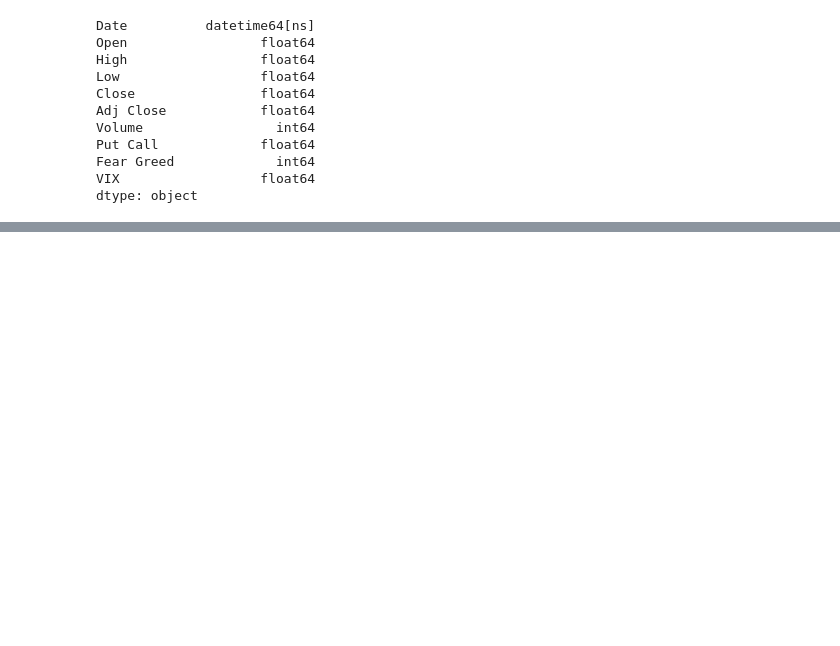
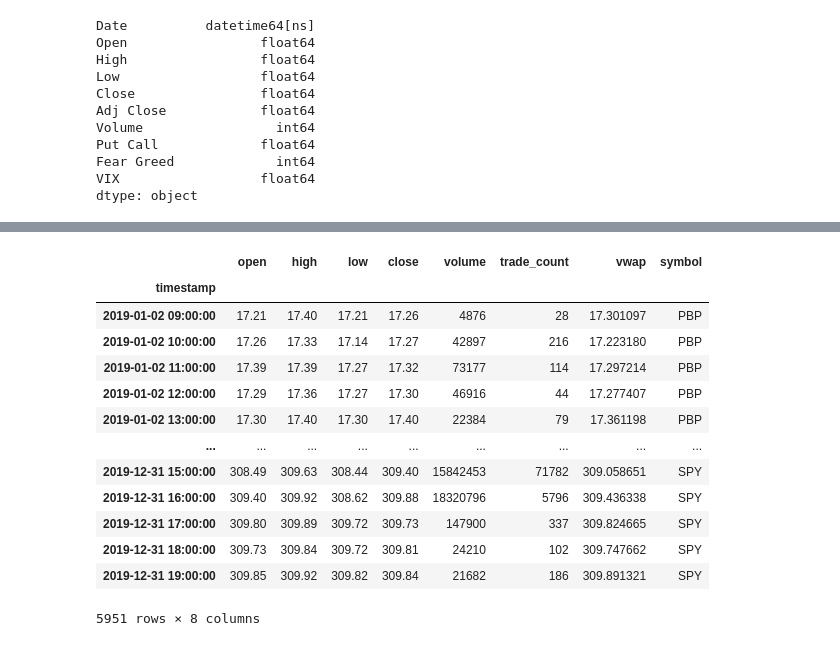
Before and after one commit to alexanu/Python_Trading_Snippets, a Jupyter notebook: Ideas_visual.ipynb, the cells around one changed output, grey strips where cells are left out. Cells and saved outputs as stored; diff of their text form; code cells hidden in the pictures; blank space fills up the shorter version.

```diff
--- a/Ideas_visual.ipynb
+++ b/Ideas_visual.ipynb
@@ -56,0 +179,17 @@ fig.add_trace(go.Scatter(x=small_data['Date'], y= small_data['Fear Greed']), sec
+# %%
+raw_bars.loc['2019']
+# %% [output]
+|  | open | high | low | close | volume | trade_count | vwap | symbol |
+| timestamp |  |  |  |  |  |  |  |  |
+| 2019-01-02 09:00:00 | 17.21 | 17.40 | 17.21 | 17.26 | 4876 | 28 | 17.301097 | PBP |
+| 2019-01-02 10:00:00 | 17.26 | 17.33 | 17.14 | 17.27 | 42897 | 216 | 17.223180 | PBP |
+| 2019-01-02 11:00:00 | 17.39 | 17.39 | 17.27 | 17.32 | 73177 | 114 | 17.297214 | PBP |
+| 2019-01-02 12:00:00 | 17.29 | 17.36 | 17.27 | 17.30 | 46916 | 44 | 17.277407 | PBP |
+| 2019-01-02 13:00:00 | 17.30 | 17.40 | 17.30 | 17.40 | 22384 | 79 | 17.361198 | PBP |
+| ... | ... | ... | ... | ... | ... | ... | ... | ... |
+| 2019-12-31 15:00:00 | 308.49 | 309.63 | 308.44 | 309.40 | 15842453 | 71782 | 309.058651 | SPY |
+| 2019-12-31 16:00:00 | 309.40 | 309.92 | 308.62 | 309.88 | 18320796 | 5796 | 309.436338 | SPY |
+| 2019-12-31 17:00:00 | 309.80 | 309.89 | 309.72 | 309.73 | 147900 | 337 | 309.824665 | SPY |
+| 2019-12-31 18:00:00 | 309.73 | 309.84 | 309.72 | 309.81 | 24210 | 102 | 309.747662 | SPY |
+| 2019-12-31 19:00:00 | 309.85 | 309.92 | 309.82 | 309.84 | 21682 | 186 | 309.891321 | SPY |
+5951 rows × 8 columns
```
Also changed, not shown: parts of 17 cells of this notebook, 3 other files.
